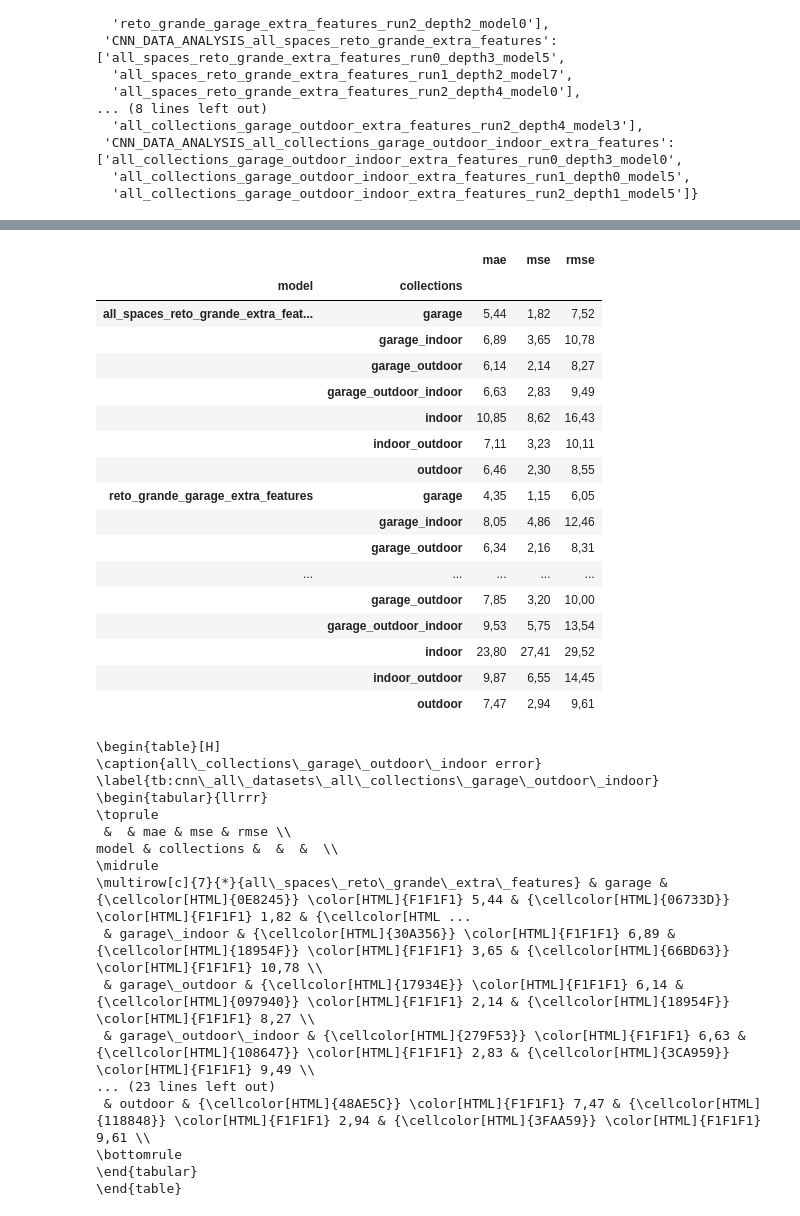
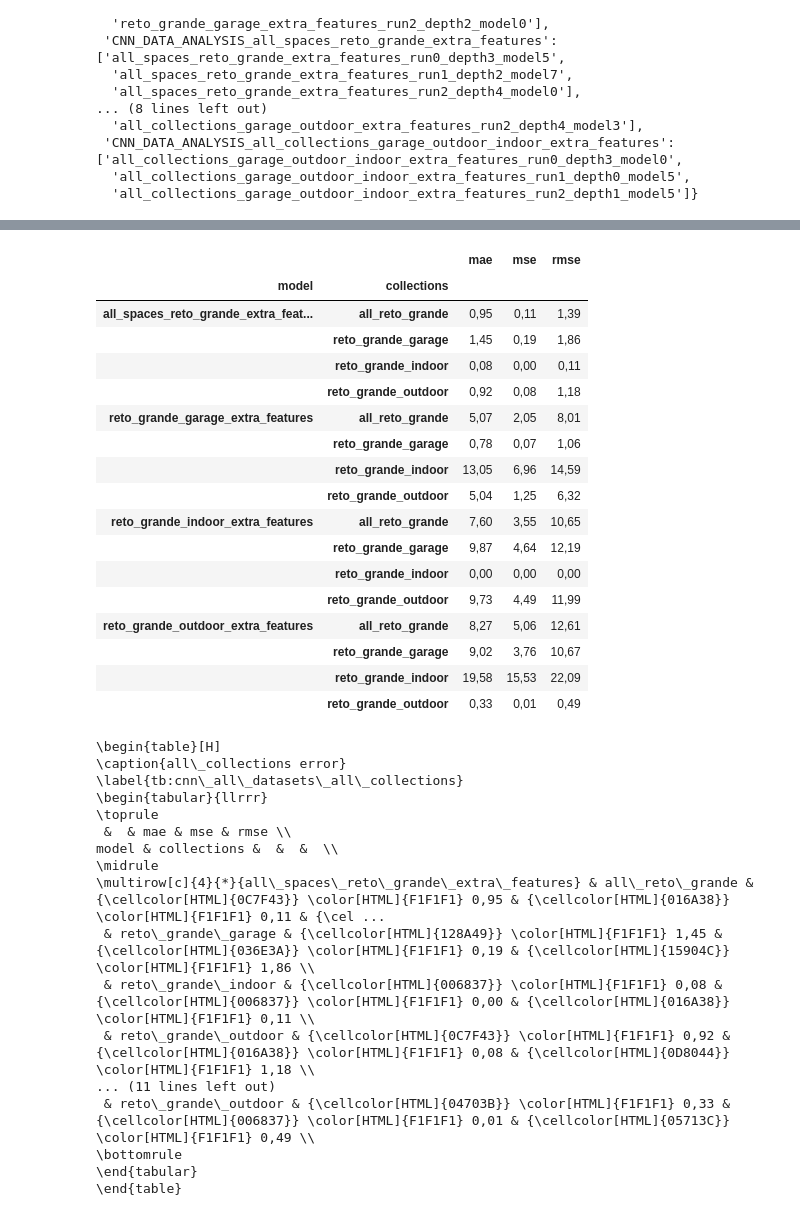
Before and after one commit to SantigBenites/WirelessLocation, a Jupyter notebook: validation/re_train_arch/CNN_model_validation.ipynb, the cells around one changed output, grey strips where cells are left out. Cells and saved outputs as stored; diff of their text form; code cells hidden in the pictures.

```diff
--- a/validation/re_train_arch/CNN_model_validation.ipynb
+++ b/validation/re_train_arch/CNN_model_validation.ipynb
@@ -2,9 +2,8 @@
 import pandas as pd
 import wandb
 api = wandb.Api()
-from consts import (
-    cnn_group_data_extra_features, BATCHSIZE, all_collections
-)
+from consts import BATCHSIZE, all_collections
+from consts import cnn_group_data_extra_features_no_leak as cnn_group_data
 
 databases = ["raw","meters","exponential","all_collections","all_spaces"]
 spaces = ["indoor","garage","outdoor"]
@@ -12,7 +11,7 @@ spaces = ["indoor","garage","outdoor"]
 model_dict:dict = {}
 
 # Project is specified by <entity/project-name>
-for group in cnn_group_data_extra_features.keys():
+for group in cnn_group_data.keys():
     runs = api.runs(
     "santi-mbenites-university-of-lisbon/wifi-rssi-gradient-search",
     filters={"group":group}
@@ -58,14 +57,14 @@ from feature_lists import DATASET_TO_FEATURE
 os.environ["CUDA_VISIBLE_DEVICES"] = "5"
 
 results = {}
-for group in cnn_group_data_extra_features:
+for group in cnn_group_data:
     results[group] = []
 
 
 for current_group,all_runs in model_dict.items():
 
     for current_run in all_runs:
-        current_group_data      = cnn_group_data_extra_features[current_group]
+        current_group_data      = cnn_group_data[current_group]
         current_model_storage   = current_group_data["model_storage"]
         current_database        = current_group_data["database"]
         current_model_path      = f"{current_model_storage}/{current_run}.pt"
@@ -276,6 +267,10 @@ singles = {
     "CNN_DATA_ANALYSIS_reto_grande_indoor_extra_features"       : "reto_grande_indoor_extra_features",
     "CNN_DATA_ANALYSIS_reto_grande_garage_extra_features"       : "reto_grande_garage_extra_features",
     "CNN_DATA_ANALYSIS_all_spaces_reto_grande_extra_features"   : "all_spaces_reto_grande_extra_features",
+    "CNN_DATA_ANALYSIS_reto_grande_outdoor_extra_features_no_leak"      : "reto_grande_outdoor_extra_features_no_leak",
+    "CNN_DATA_ANALYSIS_reto_grande_indoor_extra_features_no_leak"       : "reto_grande_indoor_extra_features_no_leak",
+    "CNN_DATA_ANALYSIS_reto_grande_garage_extra_features_no_leak"       : "reto_grande_garage_extra_features_no_leak",
+    "CNN_DATA_ANALYSIS_all_spaces_reto_grande_extra_features_no_leak"   : "all_spaces_reto_grande_extra_features_no_leak",
 }
 
 spaces = {
@@ -287,6 +282,10 @@ spaces = {
     "CNN_DATA_ANALYSIS_all_collections_indoor_garage_extra_features"        : "all_coll_indoor_garage_extra_features",
     "CNN_DATA_ANALYSIS_all_collections_garage_outdoor_extra_features"       : "all_coll_garage_outdoor_extra_features",
     "CNN_DATA_ANALYSIS_all_collections_garage_outdoor_indoor_extra_features": "all_coll_garage_outdoor_indoor_extra_features",
+    "CNN_DATA_ANALYSIS_all_collections_indoor_outdoor_extra_features_no_leak"       : "all_coll_indoor_outdoor_extra_features_no_leak",
+    "CNN_DATA_ANALYSIS_all_collections_indoor_garage_extra_features_no_leak"        : "all_coll_indoor_garage_extra_features_no_leak",
+    "CNN_DATA_ANALYSIS_all_collections_garage_outdoor_extra_features_no_leak"       : "all_coll_garage_outdoor_extra_features_no_leak",
+    "CNN_DATA_ANALYSIS_all_collections_garage_outdoor_indoor_extra_features_no_leak": "all_coll_garage_outdoor_indoor_extra_features_no_leak",
 }
 
 spaces_datasets = []
@@ -442,7 +455,7 @@ CNN_space_combinations = {
     "all_collections_indoor_outdoor"        : "indoor_outdoor",
     "all_collections_garage_outdoor_indoor" : "garage_outdoor_indoor",
 }
-df["collections"] = df["collections"].map(CNN_space_combinations)
+#df["collections"] = df["collections"].map(CNN_space_combinations)
 
 # Ensure numeric cols are floats (in case they came as strings with commas)
 num_cols = ["mae", "mse", "rmse"]
@@ -454,63 +467,63 @@ df = (
     df.groupby(["model", "collections"], as_index=False)[num_cols]
       .mean()
       .sort_values(["model", "collections"])
       .set_index(["model", "collections"])   # <- multirow index for rows
 )
 
 # Styled display in notebook (keeps the MultiIndex)
 styled = (
     df.style
       .format(precision=2, decimal=",")
       .background_gradient(cmap="RdYlGn_r", subset=num_cols)
 )
 
 display(styled)
 
 latex = styled.to_latex(
     caption=f"{dataset} error",
     label=f"tb:cnn_all_datasets_{dataset}",
     position="H",
     environment="table",
     convert_css=True,
     multicol_align="c",
     hrules=True,
     # multirow=True,  # uncomment if your pandas version exposes this arg on Styler.to_latex
 )
 
 print(latex.replace("_", "\\_"))
 # %% [output]
 |  |  | mae | mse | rmse |
 | model | collections |  |  |  |
-| all_spaces_reto_grande_extra_feat... | garage | 5,44 | 1,82 | 7,52 |
-|  | garage_indoor | 6,89 | 3,65 | 10,78 |
-|  | garage_outdoor | 6,14 | 2,14 | 8,27 |
-|  | garage_outdoor_indoor | 6,63 | 2,83 | 9,49 |
-|  | indoor | 10,85 | 8,62 | 16,43 |
-|  | indoor_outdoor | 7,11 | 3,23 | 10,11 |
-|  | outdoor | 6,46 | 2,30 | 8,55 |
-| reto_grande_garage_extra_features | garage | 4,35 | 1,15 | 6,05 |
-|  | garage_indoor | 8,05 | 4,86 | 12,46 |
-|  | garage_outdoor | 6,34 | 2,16 | 8,31 |
-| ... | ... | ... | ... | ... |
-|  | garage_outdoor | 7,85 | 3,20 | 10,00 |
-|  | garage_outdoor_indoor | 9,53 | 5,75 | 13,54 |
-|  | indoor | 23,80 | 27,41 | 29,52 |
-|  | indoor_outdoor | 9,87 | 6,55 | 14,45 |
-|  | outdoor | 7,47 | 2,94 | 9,61 |
+| all_spaces_reto_grande_extra_feat... | all_reto_grande | 0,95 | 0,11 | 1,39 |
+|  | reto_grande_garage | 1,45 | 0,19 | 1,86 |
+|  | reto_grande_indoor | 0,08 | 0,00 | 0,11 |
+|  | reto_grande_outdoor | 0,92 | 0,08 | 1,18 |
+| reto_grande_garage_extra_features | all_reto_grande | 5,07 | 2,05 | 8,01 |
+|  | reto_grande_garage | 0,78 | 0,07 | 1,06 |
+|  | reto_grande_indoor | 13,05 | 6,96 | 14,59 |
+|  | reto_grande_outdoor | 5,04 | 1,25 | 6,32 |
+| reto_grande_indoor_extra_features | all_reto_grande | 7,60 | 3,55 | 10,65 |
+|  | reto_grande_garage | 9,87 | 4,64 | 12,19 |
+|  | reto_grande_indoor | 0,00 | 0,00 | 0,00 |
+|  | reto_grande_outdoor | 9,73 | 4,49 | 11,99 |
+| reto_grande_outdoor_extra_features | all_reto_grande | 8,27 | 5,06 | 12,61 |
+|  | reto_grande_garage | 9,02 | 3,76 | 10,67 |
+|  | reto_grande_indoor | 19,58 | 15,53 | 22,09 |
+|  | reto_grande_outdoor | 0,33 | 0,01 | 0,49 |
 \begin{table}[H]
-\caption{all\_collections\_garage\_outdoor\_indoor error}
-\label{tb:cnn\_all\_datasets\_all\_collections\_garage\_outdoor\_indoor}
+\caption{all\_collections error}
+\label{tb:cnn\_all\_datasets\_all\_collections}
 \begin{tabular}{llrrr}
 \toprule
  &  & mae & mse & rmse \\
 model & collections &  &  &  \\
 \midrule
-\multirow[c]{7}{*}{all\_spaces\_reto\_grande\_extra\_features} & garage & {\cellcolor[HTML]{0E8245}} \color[HTML]{F1F1F1} 5,44 & {\cellcolor[HTML]{06733D}} \color[HTML]{F1F1F1} 1,82 & {\cellcolor[HTML ...
- & garage\_indoor & {\cellcolor[HTML]{30A356}} \color[HTML]{F1F1F1} 6,89 & {\cellcolor[HTML]{18954F}} \color[HTML]{F1F1F1} 3,65 & {\cellcolor[HTML]{66BD63}} \color[HTML]{F1F1F1} 10,78 \\
- & garage\_outdoor & {\cellcolor[HTML]{17934E}} \color[HTML]{F1F1F1} 6,14 & {\cellcolor[HTML]{097940}} \color[HTML]{F1F1F1} 2,14 & {\cellcolor[HTML]{18954F}} \color[HTML]{F1F1F1} 8,27 \\
- & garage\_outdoor\_indoor & {\cellcolor[HTML]{279F53}} \color[HTML]{F1F1F1} 6,63 & {\cellcolor[HTML]{108647}} \color[HTML]{F1F1F1} 2,83 & {\cellcolor[HTML]{3CA959}} \color[HTML]{F1F1F1} 9,49 \\
-... (23 lines left out)
- & outdoor & {\cellcolor[HTML]{48AE5C}} \color[HTML]{F1F1F1} 7,47 & {\cellcolor[HTML]{118848}} \color[HTML]{F1F1F1} 2,94 & {\cellcolor[HTML]{3FAA59}} \color[HTML]{F1F1F1} 9,61 \\
+\multirow[c]{4}{*}{all\_spaces\_reto\_grande\_extra\_features} & all\_reto\_grande & {\cellcolor[HTML]{0C7F43}} \color[HTML]{F1F1F1} 0,95 & {\cellcolor[HTML]{016A38}} \color[HTML]{F1F1F1} 0,11 & {\cel ...
+ & reto\_grande\_garage & {\cellcolor[HTML]{128A49}} \color[HTML]{F1F1F1} 1,45 & {\cellcolor[HTML]{036E3A}} \color[HTML]{F1F1F1} 0,19 & {\cellcolor[HTML]{15904C}} \color[HTML]{F1F1F1} 1,86 \\
+ & reto\_grande\_indoor & {\cellcolor[HTML]{006837}} \color[HTML]{F1F1F1} 0,08 & {\cellcolor[HTML]{006837}} \color[HTML]{F1F1F1} 0,00 & {\cellcolor[HTML]{016A38}} \color[HTML]{F1F1F1} 0,11 \\
+ & reto\_grande\_outdoor & {\cellcolor[HTML]{0C7F43}} \color[HTML]{F1F1F1} 0,92 & {\cellcolor[HTML]{016A38}} \color[HTML]{F1F1F1} 0,08 & {\cellcolor[HTML]{0D8044}} \color[HTML]{F1F1F1} 1,18 \\
+... (11 lines left out)
+ & reto\_grande\_outdoor & {\cellcolor[HTML]{04703B}} \color[HTML]{F1F1F1} 0,33 & {\cellcolor[HTML]{006837}} \color[HTML]{F1F1F1} 0,01 & {\cellcolor[HTML]{05713C}} \color[HTML]{F1F1F1} 0,49 \\
 \bottomrule
 \end{tabular}
 \end{table}
```
Also changed, not shown: parts of 6 cells of this notebook, 2 other files.
